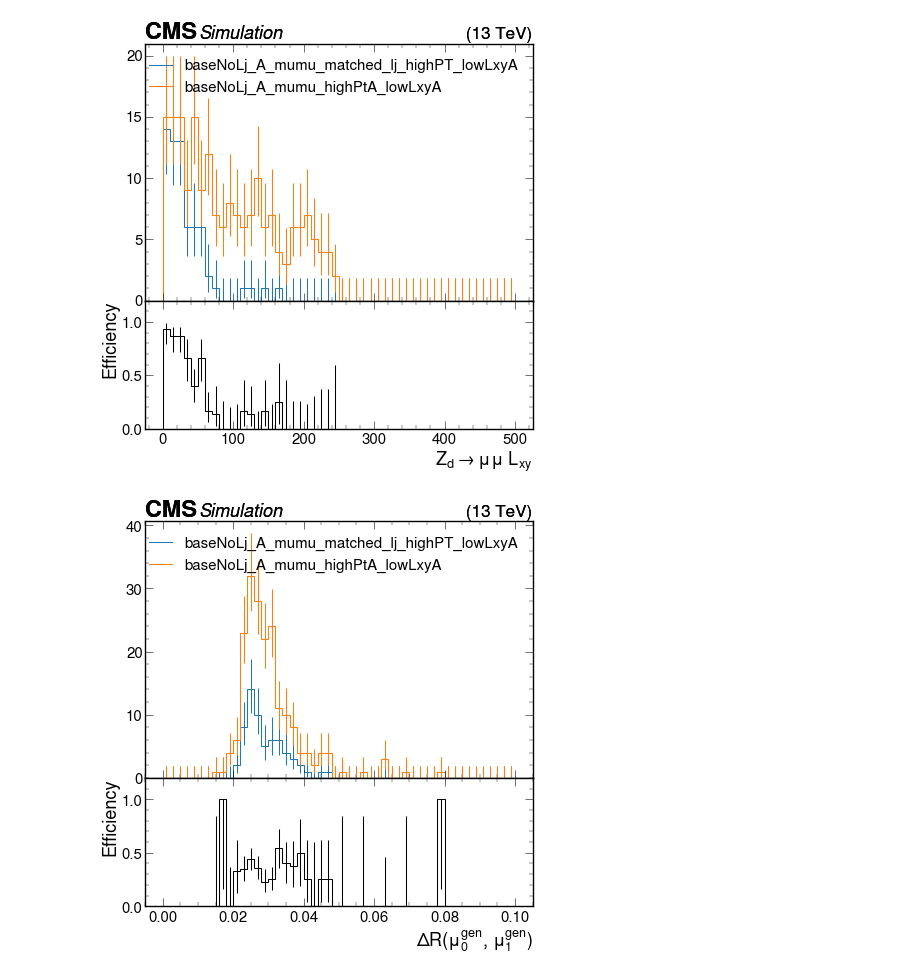
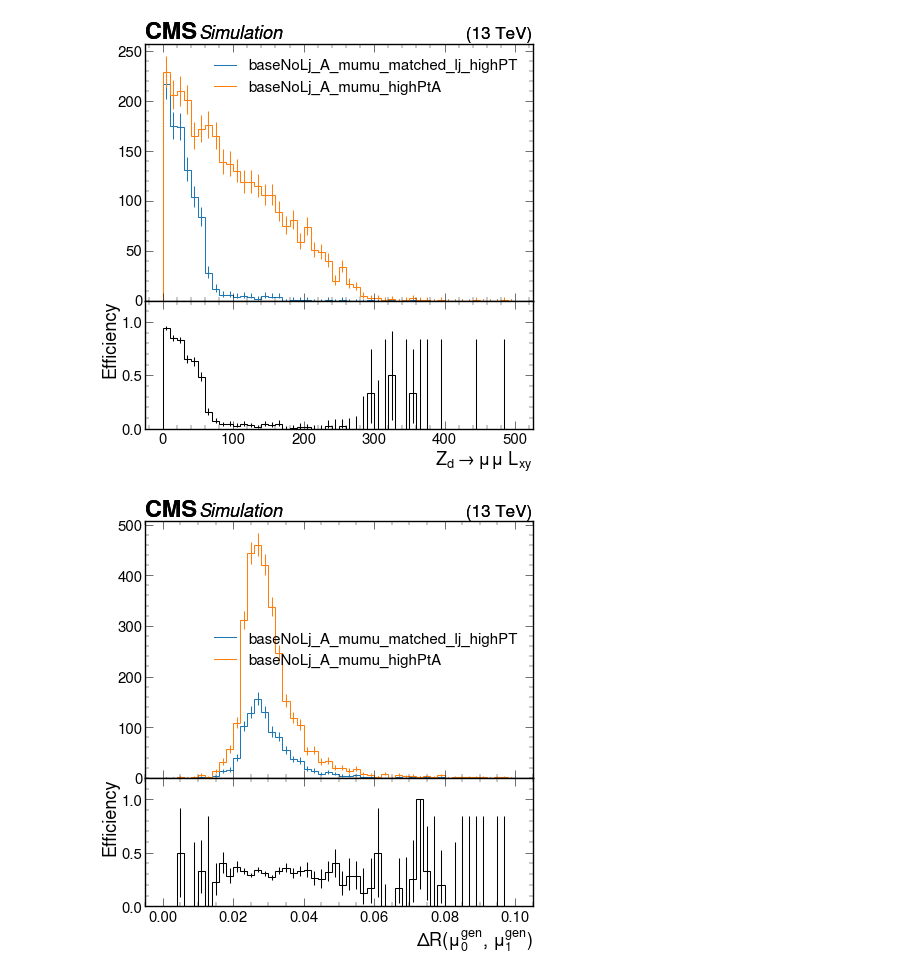
Before and after one commit to yeopjjang/SIDM, a Jupyter notebook: sidm/studies/ljRecoEffi_studies/mu_lj_effi.ipynb, the cells around one changed output. Drawn from its saved outputs; the diff is of its cells as text; code cells hidden in the pictures.

```diff
--- a/sidm/studies/ljRecoEffi_studies/mu_lj_effi.ipynb
+++ b/sidm/studies/ljRecoEffi_studies/mu_lj_effi.ipynb
@@ -59,15 +59,15 @@ fileset = utilities.make_fileset(samples,
                                  "llpNanoAOD_v2",
                                  location_cfg="signal_2mu2e_v10.yaml",
                                  # max_files =10
-                                  max_files =1
+                                  #max_files =1
                                 )
 # %%
 channels = [
     # "baseNoLj",
-           "baseNoLj_A_mumu_matched_lj_highPT_lowLxyA",
-            "baseNoLj_A_mumu_highPtA_lowLxyA",
-            "baseNoLj_A_mumu_matched_lj_highPT_lowLxyAUpto60",
-            "baseNoLj_A_mumu_highPtA_lowLxyAUpto60"
+           "baseNoLj_A_mumu_matched_lj_highPT",
+            "baseNoLj_A_mumu_highPtA",
+            #"baseNoLj_A_mumu_matched_lj_highPT_lowLxyAUpto60",
+            #"baseNoLj_A_mumu_highPtA_lowLxyAUpto60"
 
 
            ]
@@ -78,7 +78,7 @@ p = sidm_processor.SidmProcessor(
 
 )
 runner = processor.Runner(
-    executor=processor.IterativeExecutor(),
+    executor=processor.FuturesExecutor(),
     #executor=processor.DaskExecutor(client=client),
     schema=NanoAODSchema,
     #maxchunks=1,
@@ -117,10 +113,8 @@ in divide
 [interactive output not drawn]
 [interactive output not drawn]
 # %%
-ch2 = "baseNoLj_A_mumu_matched_lj_highPT_lowLxyA"
-ch1 = "baseNoLj_A_mumu_highPtA_lowLxyA"
-ch4 ="baseNoLj_A_mumu_matched_lj_highPT_lowLxyAUpto60"
-ch3 = "baseNoLj_A_mumu_highPtA_lowLxyAUpto60"
+ch2 = "baseNoLj_A_mumu_matched_lj_highPT"
+ch1 = "baseNoLj_A_mumu_highPtA"
 # %%
 hists = output["out"]["2Mu2E_200GeV_0p25GeV_10p0mm"]["hists"]
 utilities.plot_ratio (hists["genAs_toMu_pt"][ch2, ::3j],
@@ -151,7 +144,7 @@ utilities.plot_ratio (hists["genAs_toMu_lxy"][ch2, ::2j],
 utilities.plot_ratio (hists["genMu_genMu_dR_XLowRange"][ch2, ::2j],
            hists["genMu_genMu_dR_XLowRange"][ch1, ::2j],
           legend = [ch2, ch1])
-utilities.plot_ratio (hists["genAs_toMu_pt"][ch4, :],
-           hists["genAs_toMu_pt"][ch3, :],
-          legend = [ch4, ch3])
+#utilities.plot_ratio (hists["genAs_toMu_pt"][ch4, :],
+ #          hists["genAs_toMu_pt"][ch3, :],
+  #        legend = [ch4, ch3])
 # %% [output]
@@ -159,2 +152,2 @@ utilities.plot_ratio (hists["genAs_toMu_pt"][ch4, :],
-[figure, old version]
+[figure, new version]
-[figure, old version]
+[figure, new version]
```
Also changed, not shown: parts of 7 cells of this notebook, 2 other files.
